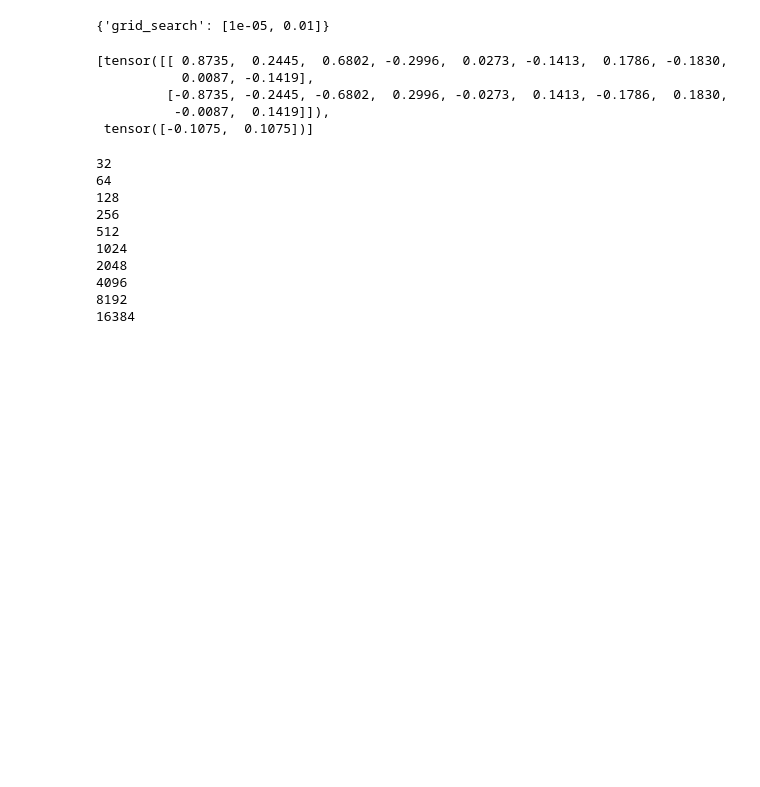
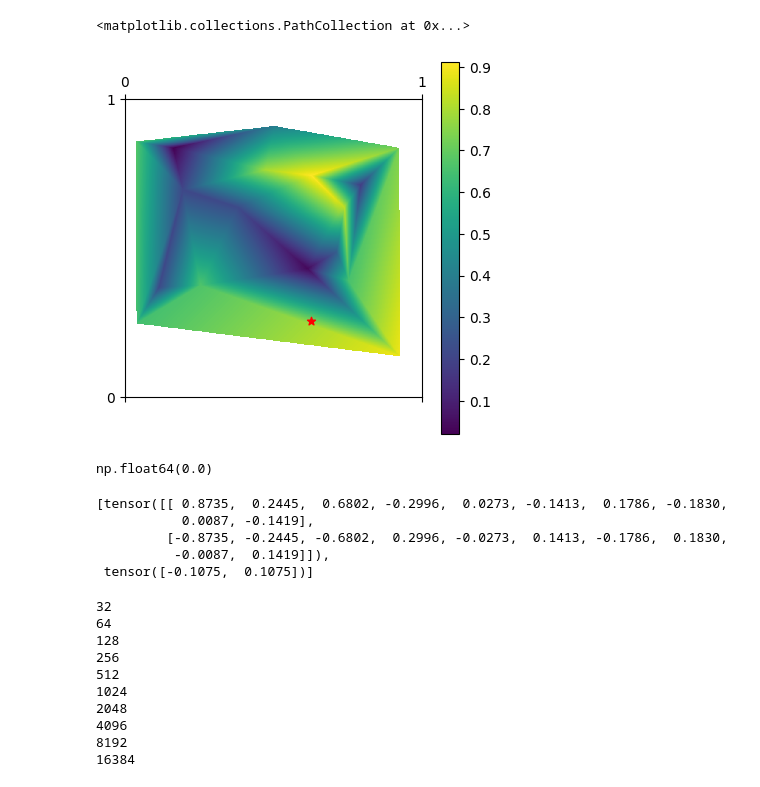
Before and after one commit to maxi-fr/distributed-learning, a Jupyter notebook: test_notebook.ipynb, the cells around one changed output. Cells and saved outputs as stored; diff of their text form; code cells hidden in the pictures; blank space fills up the shorter version.

Commit message:
2d heatmap hyperparameter search visualization

```diff
--- a/test_notebook.ipynb
+++ b/test_notebook.ipynb
@@ -50,15 +50,33 @@ def shuffle_and_split(train_data, N, random_seed=None) -> list[Iterator[DataLoad
 d = SimpleNumberDataset()
 
 a = shuffle_and_split(d, 5)
-# %%
-from ray import tune
-
-
-a = tune.grid_search([1e-5, 1e-2])
-
-a
-# %% [output]
-{'grid_search': [1e-05, 0.01]}
+# %%
+import numpy as np
+import matplotlib.pyplot as plt
+from scipy.interpolate import LinearNDInterpolator
+
+x = np.random.random_sample(20)
+y = np.random.random_sample(20)
+
+val = np.random.random_sample(20)
+
+
+inter = LinearNDInterpolator((x, y), val)
+
+l = np.linspace(0, 1, 1000)
+mesh = np.meshgrid(l, l)
+inter_val = inter(mesh)
+
+plt.matshow(inter_val, extent=[l[0], l[-1], l[0], l[-1]])
+plt.colorbar()
+plt.scatter(x[np.argmax(val)], y[np.argmax(val)], c="r", marker="*") # hmm???
+# %% [output]
+<matplotlib.collections.PathCollection at 0x...>
+[figure, added]
+# %%
+l[np.argmax(val)]
+# %% [output]
+np.float64(0.0)
 # %%
 import matplotlib.pyplot as plt
 
```
